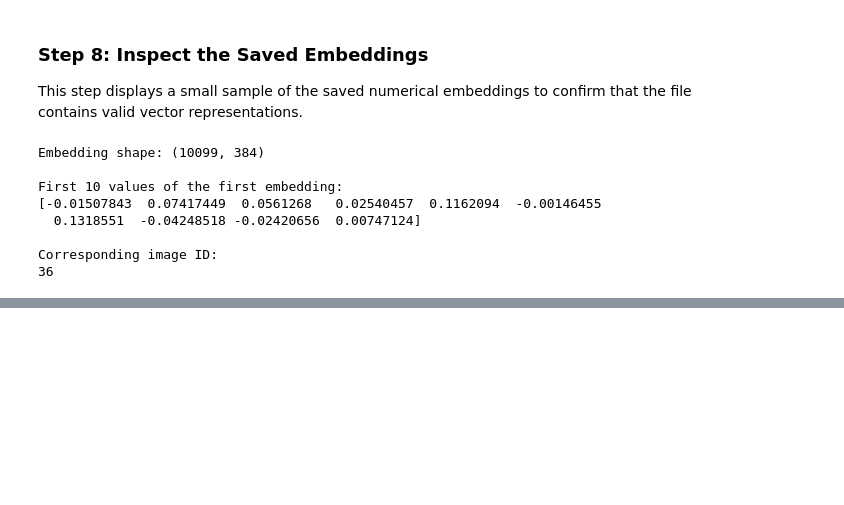
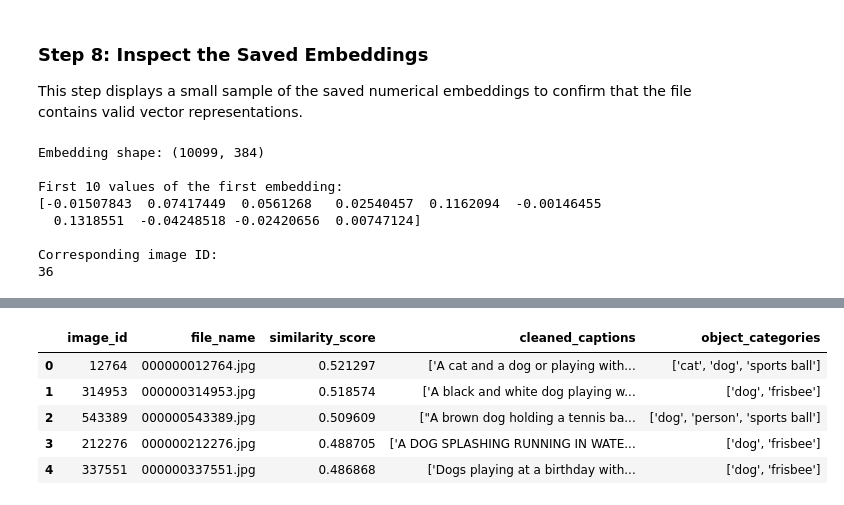
Before and after one commit to Arou-etud/Metadata_RAG_START, a Jupyter notebook: notebooks/05_embedding_preparation.ipynb, the cells around one changed output, grey strips where cells are left out. Saved outputs shown, nothing was run; the diff lists cells and outputs as text; code cells hidden in the pictures; blank space fills up the shorter version.

Commit message:
Update final Metadata RAG project

```diff
--- a/notebooks/05_embedding_preparation.ipynb
+++ b/notebooks/05_embedding_preparation.ipynb
@@ -334,0 +890,27 @@ This concludes Notebook 05 and completes the embedding preparation component of
+# %%
+# Match retrieved images with their metadata
+retrieved_context = top_results.merge(
+    release_metadata[
+        ["image_id", "file_name", "cleaned_captions", "object_categories"]
+    ],
+    on=["image_id", "file_name"],
+    how="left"
+)
+
+# Display retrieved context
+context_columns = [
+    "image_id",
+    "file_name",
+    "similarity_score",
+    "cleaned_captions",
+    "object_categories"
+]
+
+display(retrieved_context[context_columns])
+# %% [output]
+|  | image_id | file_name | similarity_score | cleaned_captions | object_categories |
+| 0 | 12764 | 000000012764.jpg | 0.521297 | ['A cat and a dog or playing with... | ['cat', 'dog', 'sports ball'] |
+| 1 | 314953 | 000000314953.jpg | 0.518574 | ['A black and white dog playing w... | ['dog', 'frisbee'] |
+| 2 | 543389 | 000000543389.jpg | 0.509609 | ["A brown dog holding a tennis ba... | ['dog', 'person', 'sports ball'] |
+| 3 | 212276 | 000000212276.jpg | 0.488705 | ['A DOG SPLASHING RUNNING IN WATE... | ['dog', 'frisbee'] |
+| 4 | 337551 | 000000337551.jpg | 0.486868 | ['Dogs playing at a birthday with... | ['dog', 'frisbee'] |
```
Also changed, not shown: parts of 41 cells of this notebook, 14 other files.
